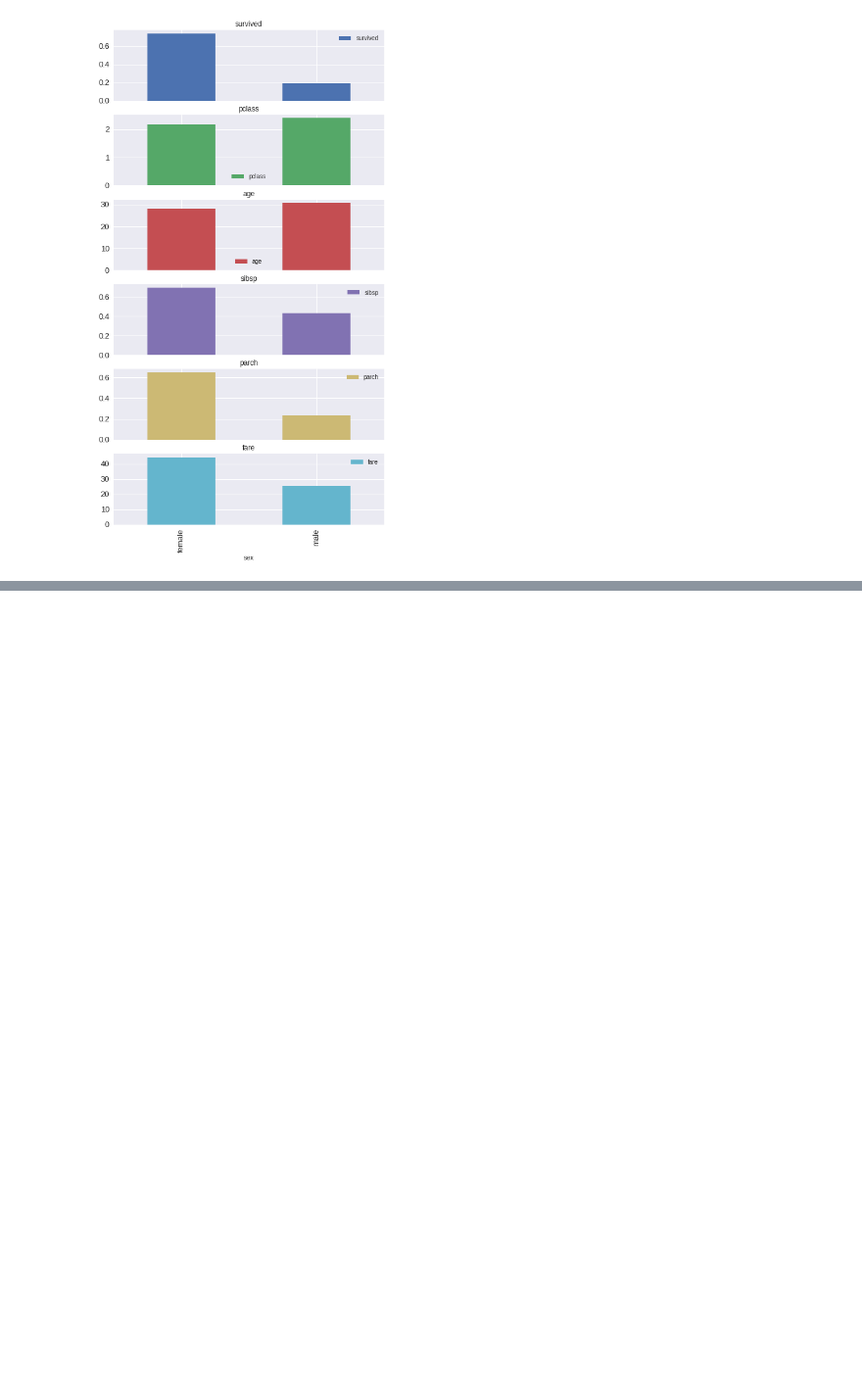
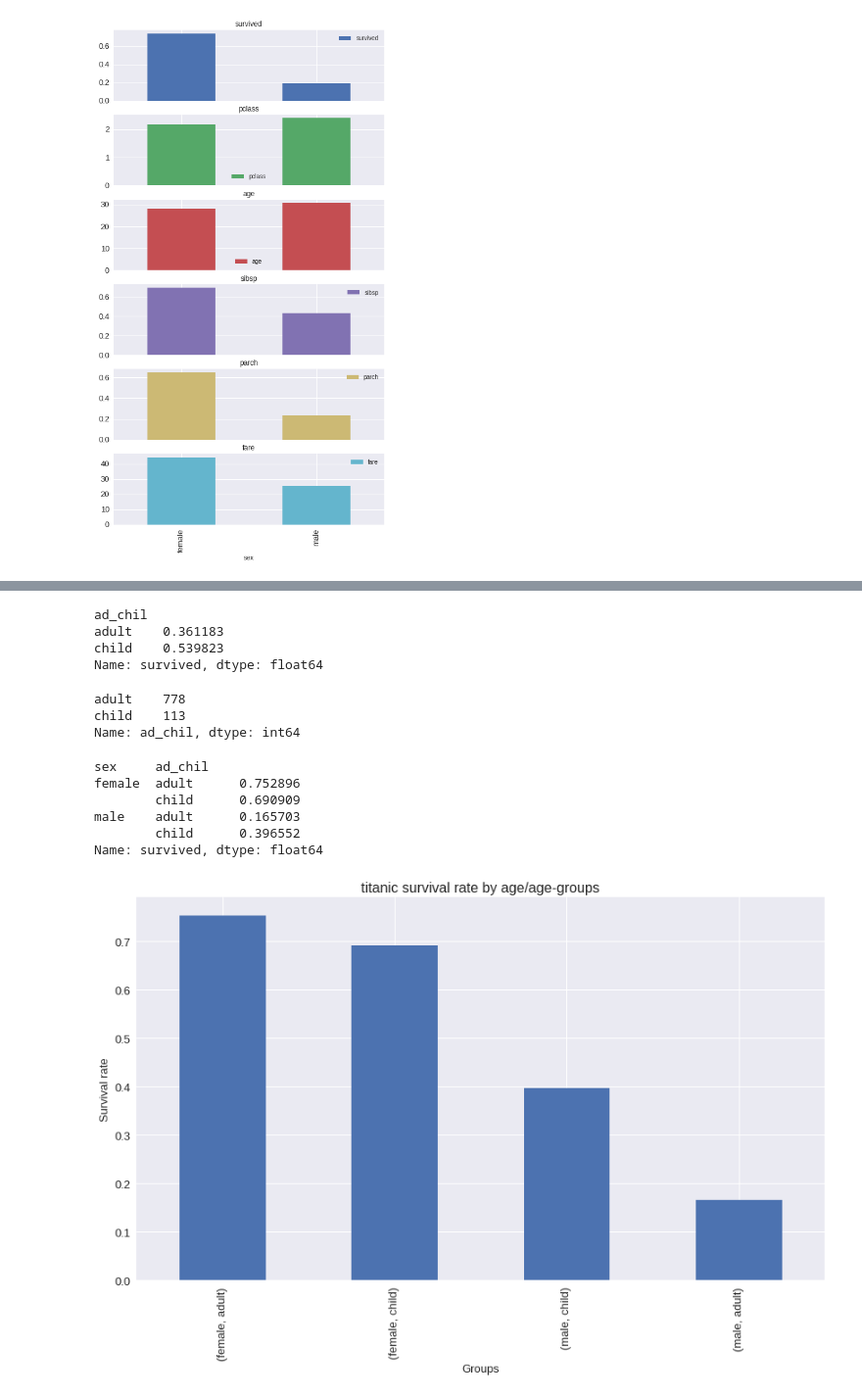
Before and after one commit to satenderlamba/Data-Science-with-Pandas, a Jupyter notebook: 2. Full Data Workflow A-Z/4. Groupby Operations/Groupby operations.ipynb, the cells around one changed output, grey strips where cells are left out. Shown: that part at 98% size. Drawn from its saved outputs; the diff is of its cells as text; code cells hidden in the pictures; blank space fills up the shorter version.

```diff
--- a/2. Full Data Workflow A-Z/4. Groupby Operations/Groupby operations.ipynb
+++ b/2. Full Data Workflow A-Z/4. Groupby Operations/Groupby operations.ipynb
@@ -333,0 +399,3 @@ plt.show()
+# %%
+titanic = pd.read_csv('titanic.csv')
+titanic.head()
@@ -333,0 +473,36 @@ plt.show()
+# %%
+titanic['ad_chil']  = 'adult'    # a new column to diff b/w adult and children
+# %%
+titanic.loc[titanic.age < 18, 'ad_chil'] = 'child'
+# %%
+titanic.groupby('ad_chil').survived.mean()   # children were more likely to survive
+# %% [output]
+ad_chil
+adult    0.361183
+child    0.539823
+Name: survived, dtype: float64
+# %%
+titanic.ad_chil.value_counts()
+# %% [output]
+adult    778
+child    113
+Name: ad_chil, dtype: int64
+# %%
+titanic.groupby(['sex', 'ad_chil']).survived.mean()
+# %% [output]
+sex     ad_chil
+female  adult      0.752896
+        child      0.690909
+male    adult      0.165703
+        child      0.396552
+Name: survived, dtype: float64
+# %%
+w_and_c_first = titanic.groupby(['sex', 'ad_chil']).survived.mean().sort_values(ascending = False)
+# %%
+w_and_c_first.plot(kind = 'bar', figsize = (14,8), fontsize = 13)
+plt.xlabel('Groups', fontsize = 13)
+plt.ylabel('Survival rate', fontsize = 13)
+plt.title('titanic survival rate by age/age-groups', fontsize = 16)
+plt.show()
+# %% [output]
+[figure, added]
```
Also changed, not shown: parts of 15 cells of this notebook.
